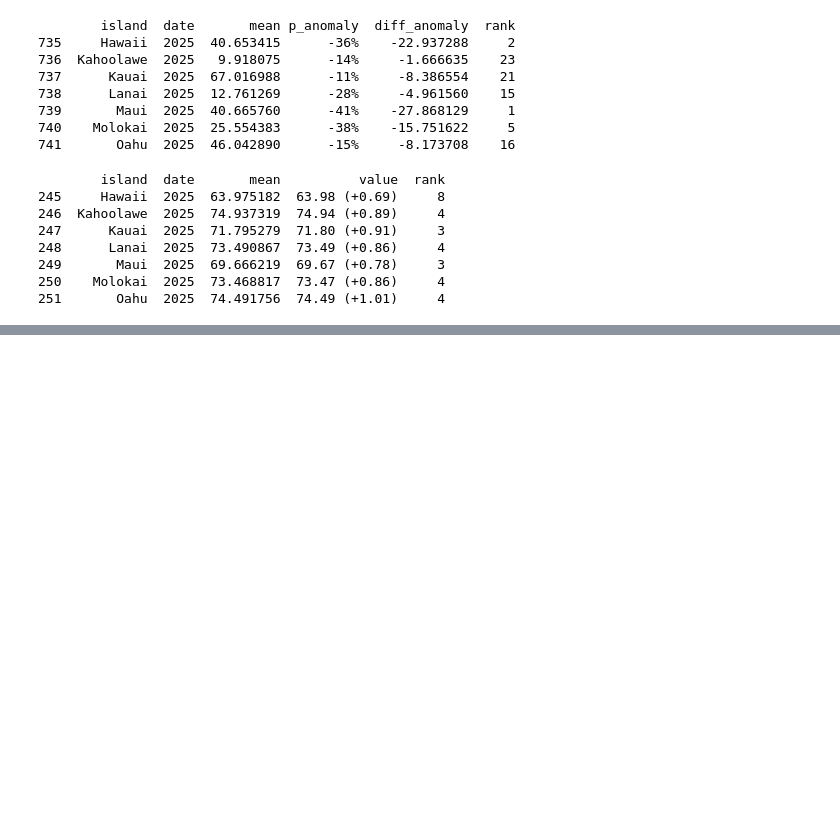
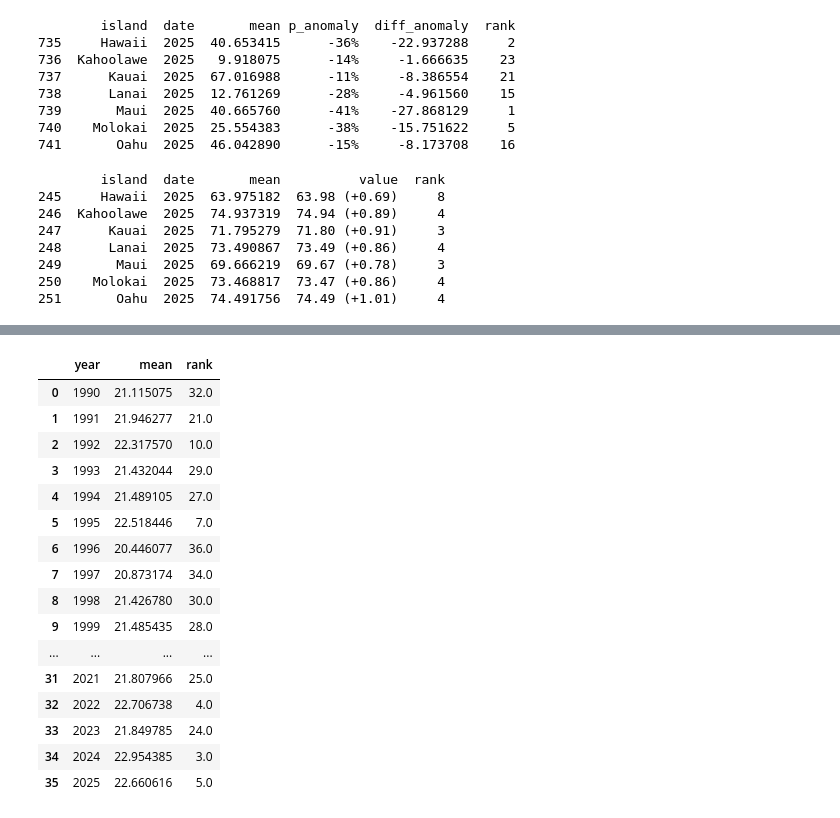
Before and after one commit to cherryleh/climate-summary, a Jupyter notebook: dews-hawaii-app/scripts/annual_report/rankings.ipynb, the cells around one changed output, grey strips where cells are left out. Cells and saved outputs as stored; diff of their text form; code cells hidden in the pictures; blank space fills up the shorter version.

```diff
--- a/dews-hawaii-app/scripts/annual_report/rankings.ipynb
+++ b/dews-hawaii-app/scripts/annual_report/rankings.ipynb
@@ -264,0 +383,20 @@ tmeandf[tmeandf['date'] == 2025].to_csv("island_annual_tmean_2025_tmean_ranks.cs
+# %%
+df
+# %% [output]
+|  | year | mean | rank |
+| 0 | 1990 | 21.115075 | 32.0 |
+| 1 | 1991 | 21.946277 | 21.0 |
+| 2 | 1992 | 22.317570 | 10.0 |
+| 3 | 1993 | 21.432044 | 29.0 |
+| 4 | 1994 | 21.489105 | 27.0 |
+| 5 | 1995 | 22.518446 | 7.0 |
+| 6 | 1996 | 20.446077 | 36.0 |
+| 7 | 1997 | 20.873174 | 34.0 |
+| 8 | 1998 | 21.426780 | 30.0 |
+| 9 | 1999 | 21.485435 | 28.0 |
+| ... | ... | ... | ... |
+| 31 | 2021 | 21.807966 | 25.0 |
+| 32 | 2022 | 22.706738 | 4.0 |
+| 33 | 2023 | 21.849785 | 24.0 |
+| 34 | 2024 | 22.954385 | 3.0 |
+| 35 | 2025 | 22.660616 | 5.0 |
```
Also changed, not shown: parts of 2 cells of this notebook, 3 other files.
